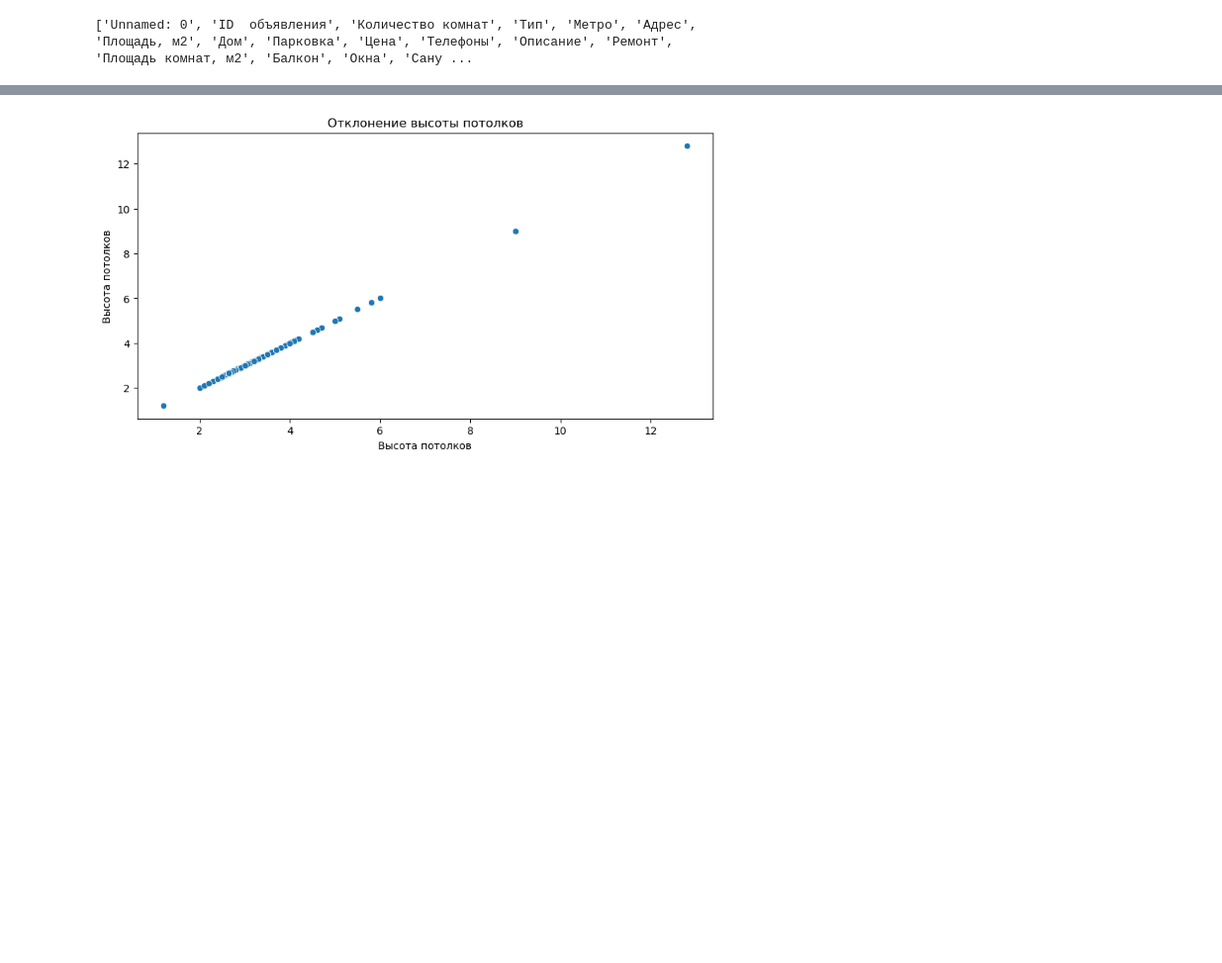
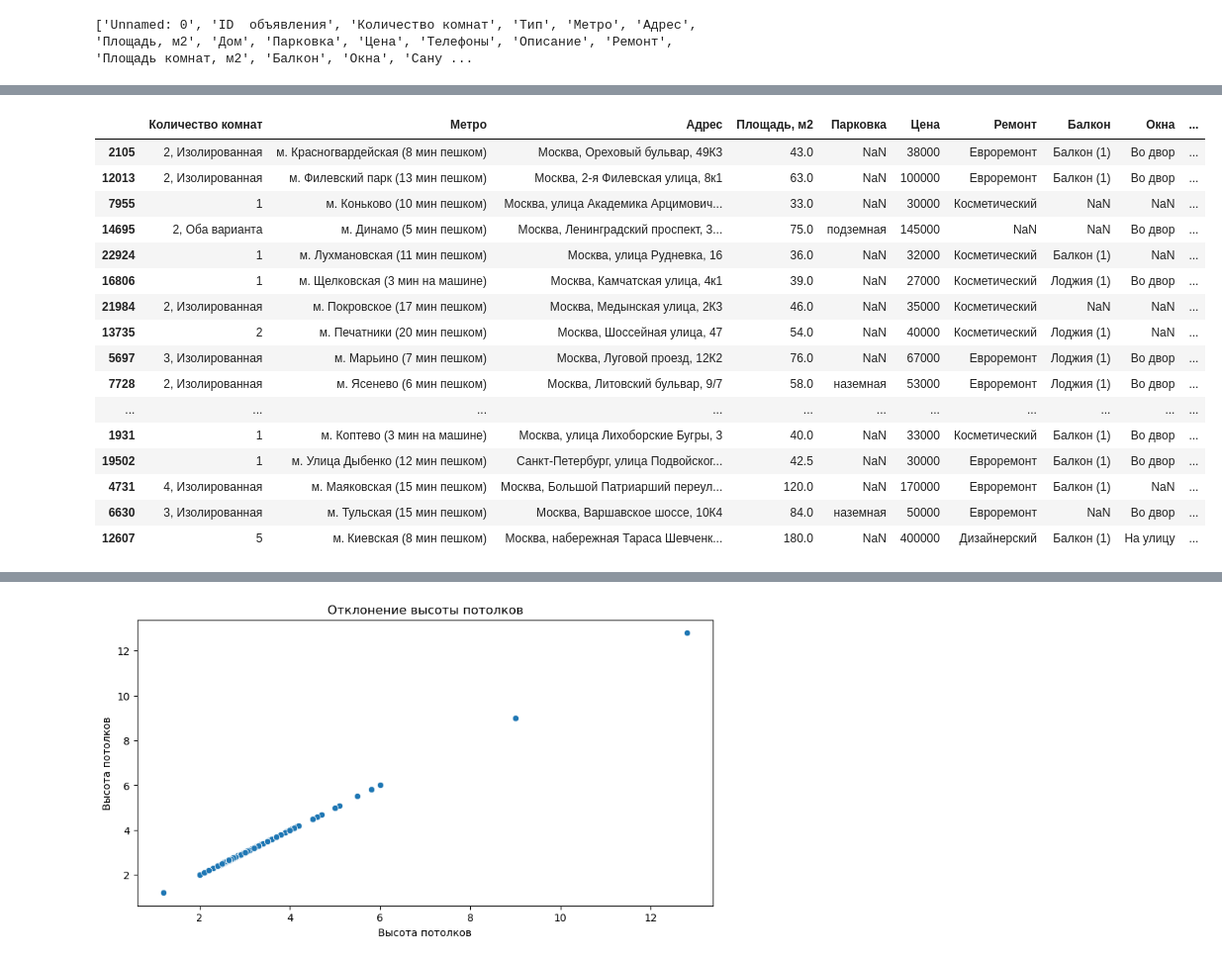
Before and after one commit to SeriousDragon/real_estate_eda, a Jupyter notebook: relises/relise 2.0/preprocessing.ipynb, the cells around one changed output, grey strips where cells are left out. Shown: that part at 99% size. Cells and saved outputs as stored; diff of their text form; code cells hidden in the pictures; blank space fills up the shorter version.

```diff
--- a/notebooks/preprocessing.ipynb
+++ b/relises/relise 2.0/preprocessing.ipynb
@@ -79,6 +86,26 @@ df.head(5)
 df["house_type"] = df["house_type"].apply(
     lambda x: np.nan if x.replace("/", "").isdigit() else x
 )
+# %%
+df.sample(20)
+# %% [output]
+|  | Количество комнат | Метро | Адрес | Площадь, м2 | Парковка | Цена | Ремонт | Балкон | Окна | ... |
+| 2105 | 2, Изолированная | м. Красногвардейская (8 мин пешком) | Москва, Ореховый бульвар, 49К3 | 43.0 | NaN | 38000 | Евроремонт | Балкон (1) | Во двор | ... |
+| 12013 | 2, Изолированная | м. Филевский парк (13 мин пешком) | Москва, 2-я Филевская улица, 8к1 | 63.0 | NaN | 100000 | Евроремонт | Балкон (1) | Во двор | ... |
+| 7955 | 1 | м. Коньково (10 мин пешком) | Москва, улица Академика Арцимович... | 33.0 | NaN | 30000 | Косметический | NaN | NaN | ... |
+| 14695 | 2, Оба варианта | м. Динамо (5 мин пешком) | Москва, Ленинградский проспект, 3... | 75.0 | подземная | 145000 | NaN | NaN | Во двор | ... |
+| 22924 | 1 | м. Лухмановская (11 мин пешком) | Москва, улица Рудневка, 16 | 36.0 | NaN | 32000 | Косметический | Балкон (1) | NaN | ... |
+| 16806 | 1 | м. Щелковская (3 мин на машине) | Москва, Камчатская улица, 4к1 | 39.0 | NaN | 27000 | Косметический | Лоджия (1) | Во двор | ... |
+| 21984 | 2, Изолированная | м. Покровское (17 мин пешком) | Москва, Медынская улица, 2К3 | 46.0 | NaN | 35000 | Косметический | NaN | NaN | ... |
+| 13735 | 2 | м. Печатники (20 мин пешком) | Москва, Шоссейная улица, 47 | 54.0 | NaN | 40000 | Косметический | Лоджия (1) | NaN | ... |
+| 5697 | 3, Изолированная | м. Марьино (7 мин пешком) | Москва, Луговой проезд, 12К2 | 76.0 | NaN | 67000 | Евроремонт | Лоджия (1) | Во двор | ... |
+| 7728 | 2, Изолированная | м. Ясенево (6 мин пешком) | Москва, Литовский бульвар, 9/7 | 58.0 | наземная | 53000 | Евроремонт | Лоджия (1) | Во двор | ... |
+| ... | ... | ... | ... | ... | ... | ... | ... | ... | ... | ... |
+| 1931 | 1 | м. Коптево (3 мин на машине) | Москва, улица Лихоборские Бугры, 3 | 40.0 | NaN | 33000 | Косметический | Балкон (1) | Во двор | ... |
+| 19502 | 1 | м. Улица Дыбенко (12 мин пешком) | Санкт-Петербург, улица Подвойског... | 42.5 | NaN | 30000 | Евроремонт | Балкон (1) | Во двор | ... |
+| 4731 | 4, Изолированная | м. Маяковская (15 мин пешком) | Москва, Большой Патриарший переул... | 120.0 | NaN | 170000 | Евроремонт | Балкон (1) | NaN | ... |
+| 6630 | 3, Изолированная | м. Тульская (15 мин пешком) | Москва, Варшавское шоссе, 10К4 | 84.0 | наземная | 50000 | Евроремонт | NaN | Во двор | ... |
+| 12607 | 5 | м. Киевская (8 мин пешком) | Москва, набережная Тараса Шевченк... | 180.0 | NaN | 400000 | Дизайнерский | Балкон (1) | На улицу | ... |
 # %%
 df["rooms"] = pd.to_numeric(df["Количество комнат"], errors="coerce")
 # %%
```
Also changed, not shown: parts of 20 cells of this notebook, 2 other files.
